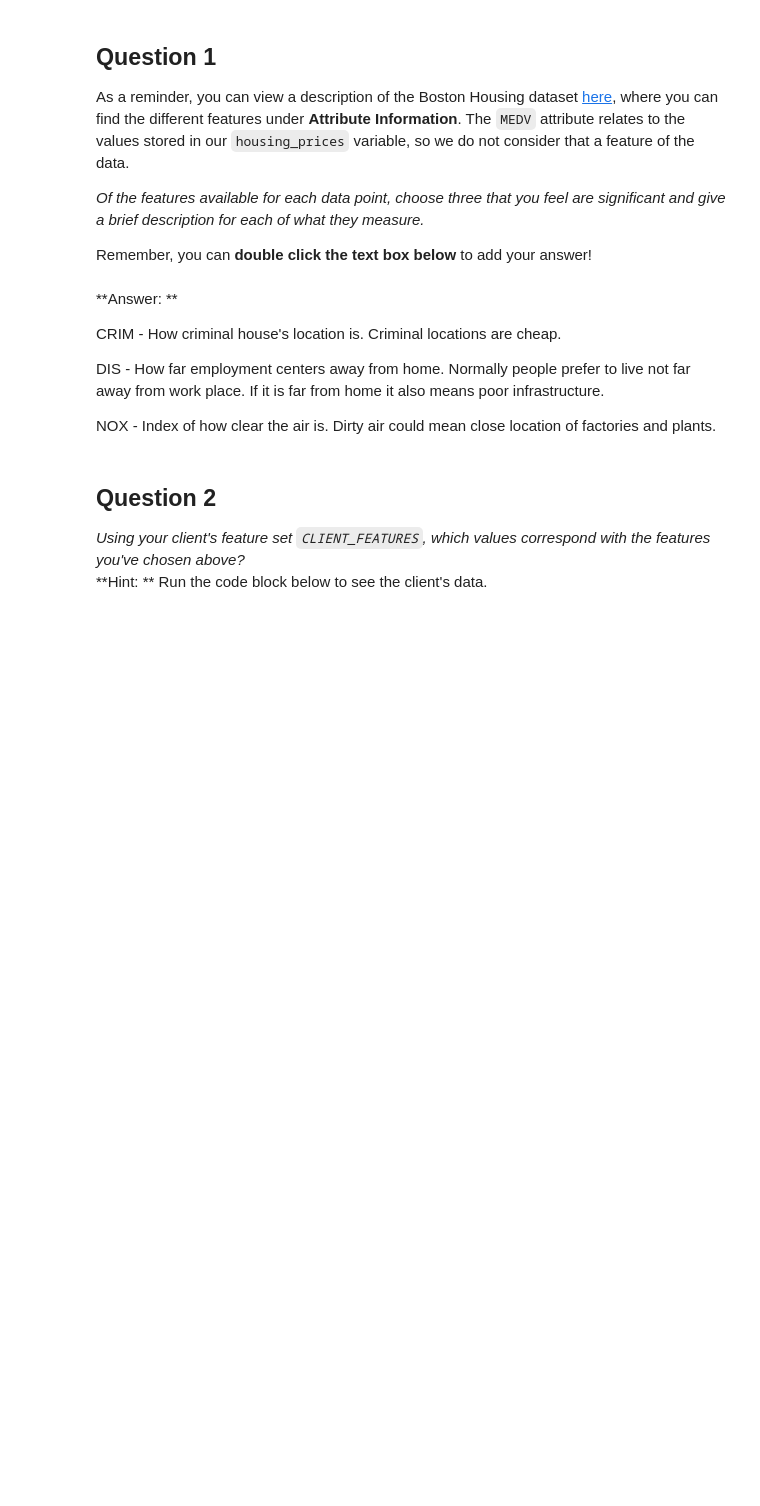
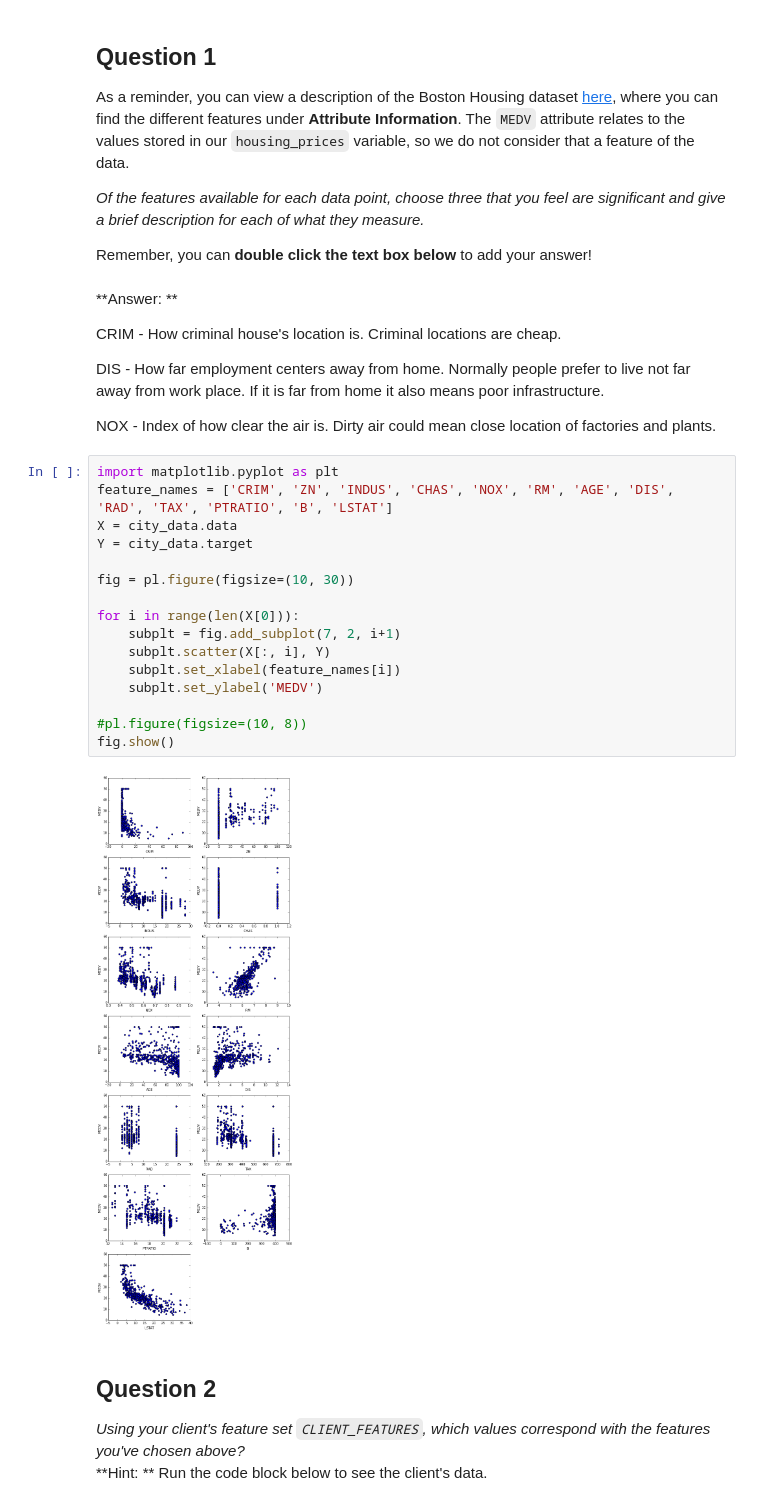
Before and after one commit to PetrShypila/P1-PredictingBostonHousingPrice, a Jupyter notebook: iPythonFiles/boston_housing.ipynb, the cells around one changed output. Drawn from its saved outputs; the diff is of its cells as text; blank space fills up the shorter version.

```diff
--- a/iPythonFiles/boston_housing.ipynb
+++ b/iPythonFiles/boston_housing.ipynb
@@ -98,6 +98,24 @@ CRIM - How criminal house's location is. Criminal locations are cheap.
 DIS - How far employment centers away from home. Normally people prefer to live not far away from work place. If it is far from home it also means poor infrastructure.
 
 NOX - Index of how clear the air is. Dirty air could mean close location of factories and plants.
+# %%
+import matplotlib.pyplot as plt
+feature_names = ['CRIM', 'ZN', 'INDUS', 'CHAS', 'NOX', 'RM', 'AGE', 'DIS', 'RAD', 'TAX', 'PTRATIO', 'B', 'LSTAT']
+X = city_data.data
+Y = city_data.target
+
+fig = pl.figure(figsize=(10, 30))
+
+for i in range(len(X[0])):
+    subplt = fig.add_subplot(7, 2, i+1)
+    subplt.scatter(X[:, i], Y)
+    subplt.set_xlabel(feature_names[i])
+    subplt.set_ylabel('MEDV')
+
+#pl.figure(figsize=(10, 8))
+fig.show()
+# %% [output]
+[figure, added]
 # %% [markdown]
 ## Question 2
 *Using your client's feature set `CLIENT_FEATURES`, which values correspond with the features you've chosen above?*
```
Also changed, not shown: parts of 15 cells of this notebook.
